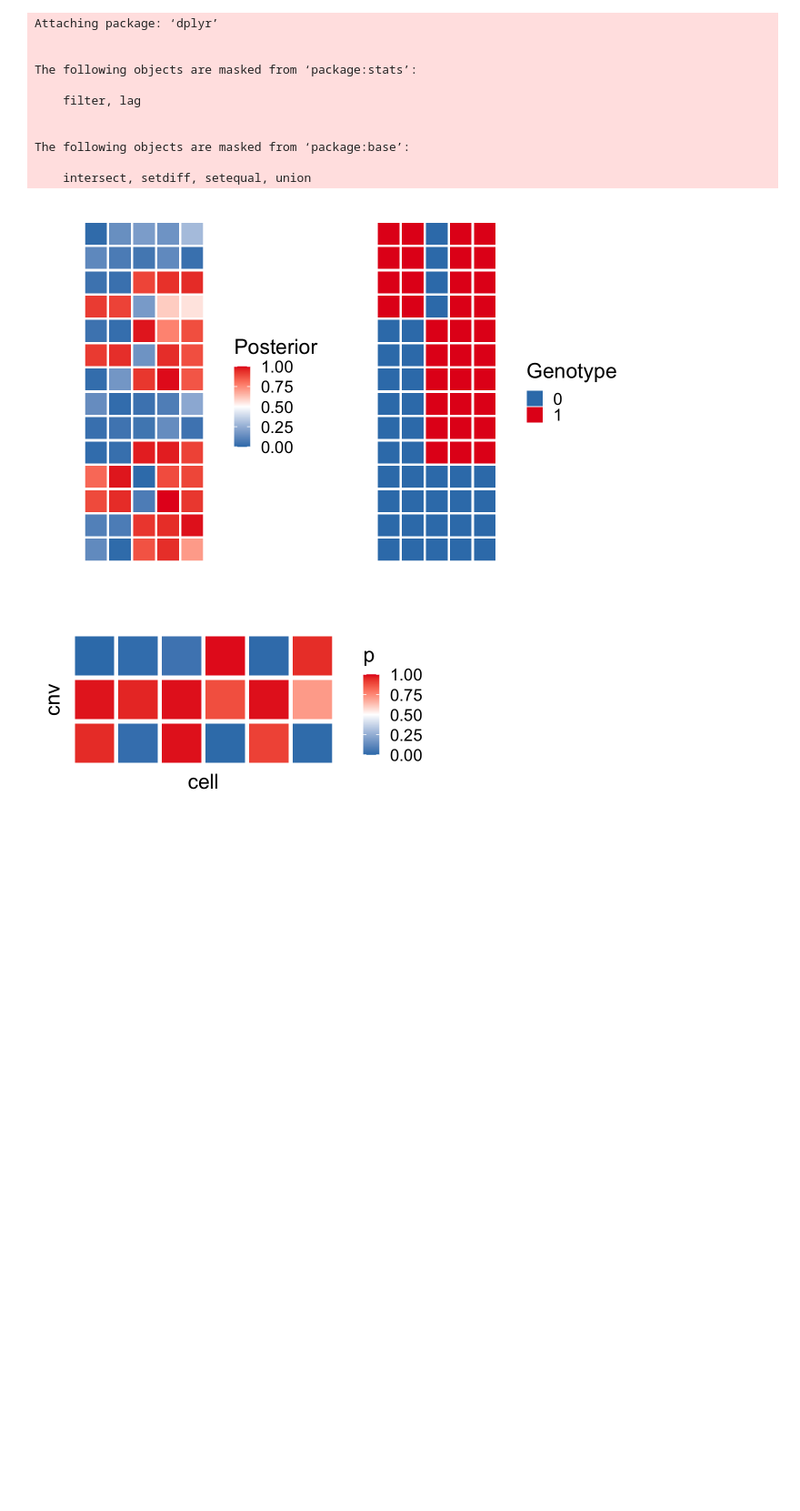
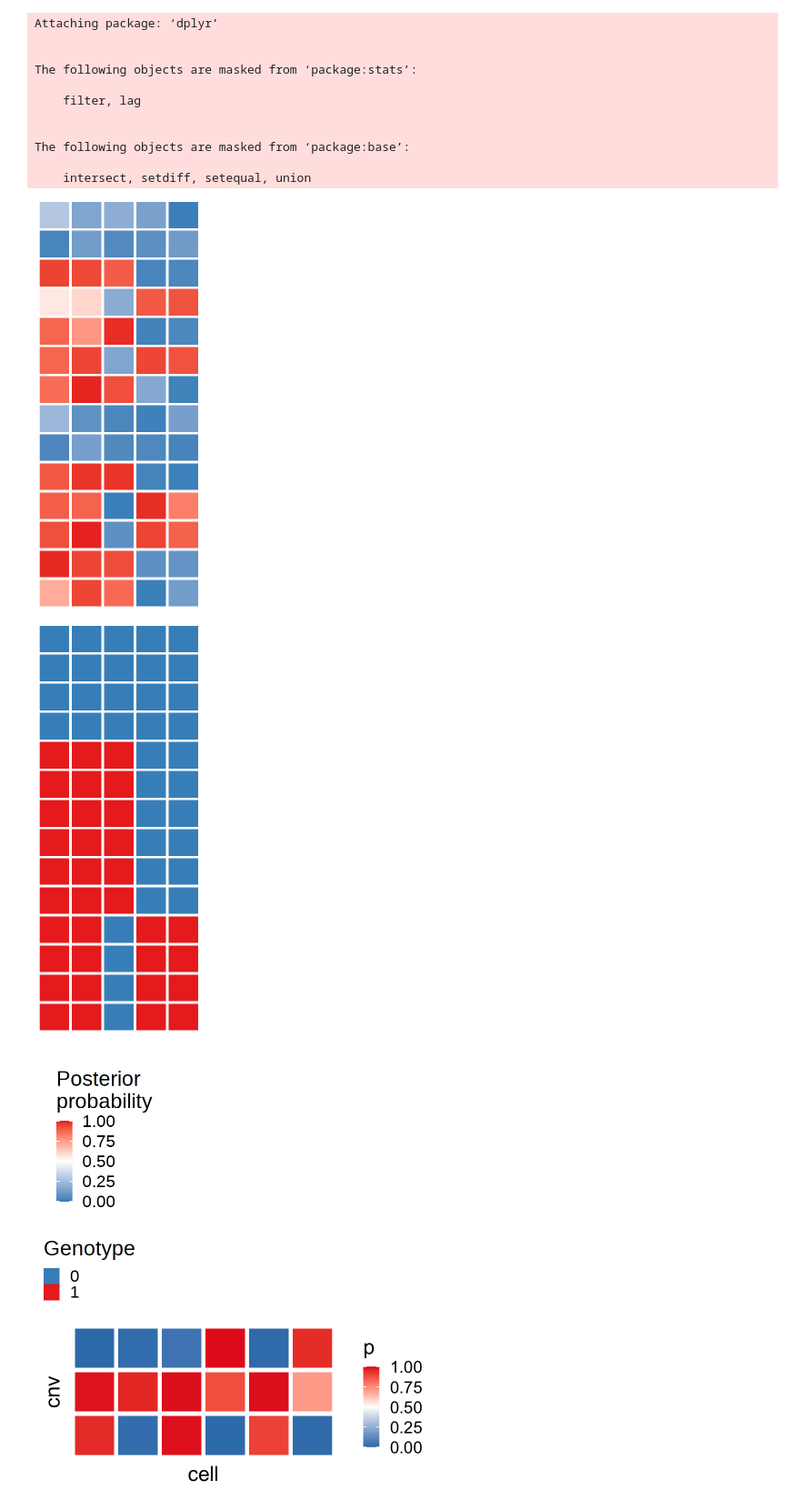
Before and after one commit to kharchenkolab/NumbatAnalysis, a Jupyter notebook: notebooks/illustrations.ipynb, the cells around one changed output. Shown at 91% size. Saved outputs shown, nothing was run; the diff lists cells and outputs as text; code cells hidden in the pictures; blank space fills up the shorter version.

```diff
--- a/notebooks/illustrations.ipynb
+++ b/notebooks/illustrations.ipynb
@@ -36,11 +39,11 @@ M = data.frame(M) %>% mutate(cell = 1:n()) %>%
 #     mutate(cnv = factor(cnv, rev(unique(cnv)))) %>%
 #     mutate(p = add_noise(I))
 # %%
-options(repr.plot.width = 4.5, repr.plot.height = 3, repr.plot.res = 300)
 set.seed(0)
+
 D = M %>%
     reshape2::melt(variable.name = 'cnv', id.var = 'cell', value.name = 'I') %>%
-    mutate(cnv = factor(cnv, rev(unique(cnv)))) %>%
+    mutate(cnv = factor(cnv, unique(cnv))) %>%
     mutate(p = add_noise(I))
 
 pal = RColorBrewer::brewer.pal(n = 8, 'Set1')
@@ -63,43 +66,65 @@ theme(
     strip.background = element_blank(),
     panel.grid = element_blank(),
     legend.key.size = unit(0.3, 'cm'),
+    plot.margin = margin(0,0,0,0),
     axis.text.x = element_blank(),
     axis.text.y = element_blank(),
     axis.ticks.y = element_blank(),
-    axis.ticks.x = element_blank()
+    axis.ticks.x = element_blank(),
+    axis.title = element_blank()
 ) +
-guides(fill = guide_colorbar(title = 'Posterior')) +
+guides(fill = guide_colorbar(title = 'Posterior\nprobability')) +
 xlab('') +
 ylab('')
 
 p2 = ggplot(
     D,
-    aes(x = cnv, y = cell, fill = as.character(I))
+    aes(x = cnv, y = rev(cell), fill = as.character(I))
 ) +
 geom_tile(width=0.9, height=0.9) +
 theme_bw() +
 scale_x_discrete(expand = expansion(0)) +
 scale_y_discrete(expand = expansion(0)) +
 scale_fill_manual(values = c(pal[2], pal[1])) +
 theme(
     panel.spacing = unit(0.1, 'mm'),
     panel.border = element_blank(),
     panel.background = element_rect(fill = 'white'),
     strip.background = element_blank(),
+    plot.margin = margin(0,0,0,0),
     panel.grid = element_blank(),
     legend.key.size = unit(0.3, 'cm'),
     axis.text.x = element_blank(),
     axis.text.y = element_blank(),
     axis.ticks.y = element_blank(),
-    axis.ticks.x = element_blank()
+    axis.ticks.x = element_blank(),
+    axis.title = element_blank()
 ) +
 guides(fill = guide_legend(title = 'Genotype')) +
 xlab('') +
 ylab('')
 
-p1 | p2
+(p1 + guides(fill = 'none')) %>%
+do_plot('sc_schematic_1', 1.2, 3)
+
+(p2 + guides(fill = 'none')) %>%
+do_plot('sc_schematic_2', 1.2, 3)
+
+
+p1 %>%
+get_legend() %>%
+as_ggplot() %>%
+do_plot('sc_legend_1', 1, 1.25)
+
+p2 %>%
+get_legend() %>%
+as_ggplot() %>%
+do_plot('sc_legend_2', 0.8, 0.5)
 # %% [output]
-[figure, old version]
+[figure, new version]
+[figure, added]
+[figure, added]
+[figure, added]
 # %%
 options(repr.plot.width = 3, repr.plot.height = 1.3, repr.plot.res = 300)
 set.seed(0)
```
Also changed, not shown: parts of 8 cells of this notebook, 10 other files.
